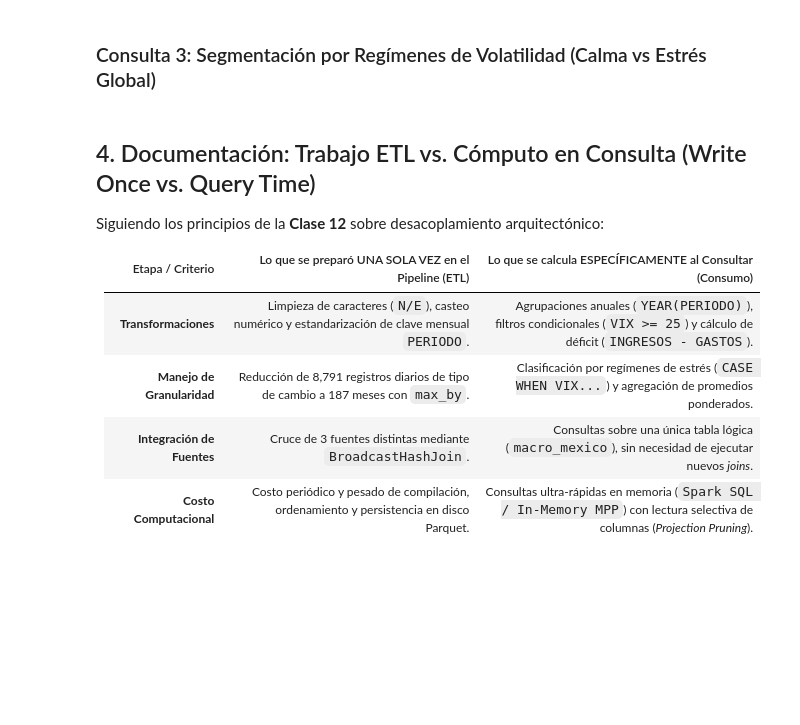
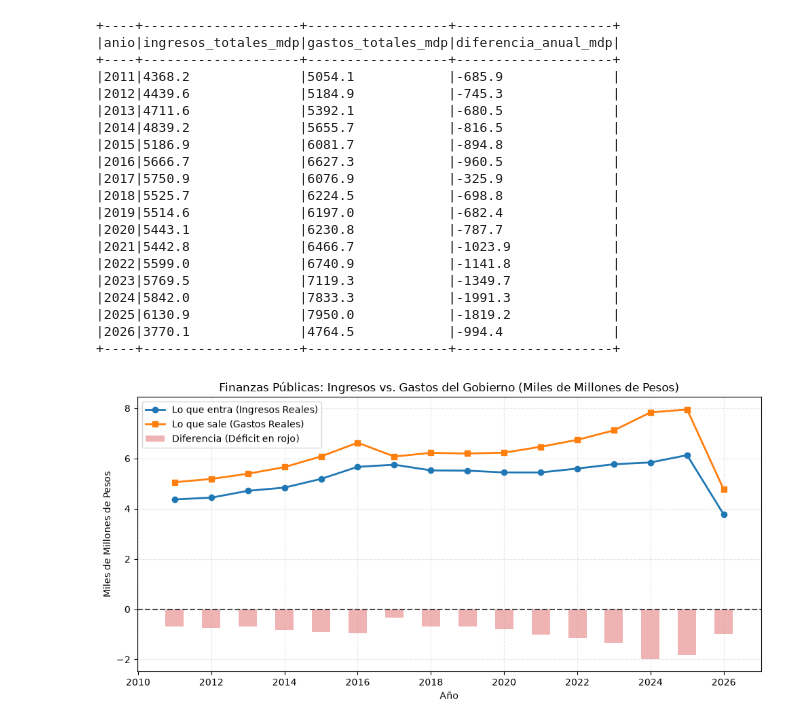
Before and after one commit to JuliaDomRuss/Proyecto_Integrador_PGBD, a Jupyter notebook: notebooks/06_etapa_b_capa_consumo.ipynb, the cells around one changed output. Drawn from its saved outputs; the diff is of its cells as text; code cells hidden in the pictures; blank space fills up the shorter version.

```diff
--- a/notebooks/06_etapa_b_capa_consumo.ipynb
+++ b/notebooks/06_etapa_b_capa_consumo.ipynb
@@ -91,21 +218,35 @@ res_1.show(15, truncate=False)
 # %%
-query_2 = """
+query_3 = """
 SELECT
     YEAR(PERIODO) AS anio,
-    ROUND(AVG(TC_CIERRE), 2) AS tc_promedio_anual,
-    ROUND(AVG(SP500_PROMEDIO), 1) AS sp500_promedio_anual,
-    ROUND(AVG(VIX_CIERRE), 2) AS vix_promedio_anual,
-    ROUND(SUM(INGRESOS_REALES) / 1000000, 1) AS ingresos_totales_anuales_mdp,
-    ROUND(SUM(GASTOS_REALES) / 1000000, 1) AS gastos_totales_anuales_mdp,
-    ROUND((SUM(INGRESOS_REALES) - SUM(GASTOS_REALES)) / 1000000, 1) AS deficit_superavit_anual_mdp,
-    ROUND(AVG(Total), 2) AS igae_promedio_anual
+    ROUND(SUM(INGRESOS_REALES) / 1000000, 1) AS ingresos_totales_mdp,
+    ROUND(SUM(GASTOS_REALES) / 1000000, 1) AS gastos_totales_mdp,
+    ROUND((SUM(INGRESOS_REALES) - SUM(GASTOS_REALES)) / 1000000, 1) AS diferencia_anual_mdp
 FROM macro_mexico
 GROUP BY YEAR(PERIODO)
 ORDER BY anio ASC
 """
 
-res_2 = spark.sql(query_2)
-print("Consolidado histórico anual de variables integradas:")
-res_2.show(20, truncate=False)
+res_3 = spark.sql(query_3)
+res_3.show(16, truncate=False)
+# %% [output]
++----+--------------------+------------------+--------------------+
+|anio|ingresos_totales_mdp|gastos_totales_mdp|diferencia_anual_mdp|
++----+--------------------+------------------+--------------------+
+|2011|4368.2              |5054.1            |-685.9              |
+|2012|4439.6              |5184.9            |-745.3              |
+|2013|4711.6              |5392.1            |-680.5              |
+|2014|4839.2              |5655.7            |-816.5              |
+|2015|5186.9              |6081.7            |-894.8              |
+|2016|5666.7              |6627.3            |-960.5              |
+|2017|5750.9              |6076.9            |-325.9              |
+|2018|5525.7              |6224.5            |-698.8              |
+|2019|5514.6              |6197.0            |-682.4              |
+|2020|5443.1              |6230.8            |-787.7              |
+|2021|5442.8              |6466.7            |-1023.9             |
+|2022|5599.0              |6740.9            |-1141.8             |
+|2023|5769.5              |7119.3            |-1349.7             |
+|2024|5842.0              |7833.3            |-1991.3             |
+|2025|6130.9              |7950.0            |-1819.2             |
+|2026|3770.1              |4764.5            |-994.4              |
++----+--------------------+------------------+--------------------+
-# %% [markdown]
-### Consulta 3: Segmentación por Regímenes de Volatilidad (Calma vs Estrés Global)
@@ -133,10 +253,19 @@ res_3.show(truncate=False)
-# %% [markdown]
-## 4. Documentación: Trabajo ETL vs. Cómputo en Consulta (Write Once vs. Query Time)
-Siguiendo los principios de la **Clase 12** sobre desacoplamiento arquitectónico:
-
-| Etapa / Criterio | Lo que se preparó UNA SOLA VEZ en el Pipeline (ETL) | Lo que se calcula ESPECÍFICAMENTE al Consultar (Consumo) |
-| :--- | :--- | :--- |
-| **Transformaciones** | Limpieza de caracteres (`N/E`), casteo numérico y estandarización de clave mensual `PERIODO`. | Agrupaciones anuales (`YEAR(PERIODO)`), filtros condicionales (`VIX >= 25`) y cálculo de déficit (`INGRESOS - GASTOS`). |
-| **Manejo de Granularidad** | Reducción de 8,791 registros diarios de tipo de cambio a 187 meses con `max_by`. | Clasificación por regímenes de estrés (`CASE WHEN VIX...`) y agregación de promedios ponderados. |
-| **Integración de Fuentes** | Cruce de 3 fuentes distintas mediante `BroadcastHashJoin`. | Consultas sobre una única tabla lógica (`macro_mexico`), sin necesidad de ejecutar nuevos *joins*. |
-| **Costo Computacional** | Costo periódico y pesado de compilación, ordenamiento y persistencia en disco Parquet. | Consultas ultra-rápidas en memoria (`Spark SQL / In-Memory MPP`) con lectura selectiva de columnas (*Projection Pruning*). |
+# %%
+# Gráfica de la Pregunta 3: Ingresos vs Gastos y la diferencia (déficit)
+df_p3 = res_3.toPandas()
+
+plt.figure(figsize=(10, 5))
+plt.plot(df_p3["anio"], df_p3["ingresos_totales_mdp"] / 1000, marker="o", label="Lo que entra (Ingresos Reales)", color="#1f77b4", linewidth=2)
+plt.plot(df_p3["anio"], df_p3["gastos_totales_mdp"] / 1000, marker="s", label="Lo que sale (Gastos Reales)", color="#ff7f0e", linewidth=2)
+plt.bar(df_p3["anio"], df_p3["diferencia_anual_mdp"] / 1000, label="Diferencia (Déficit en rojo)", color="#d62728", alpha=0.35, width=0.5)
+
+plt.axhline(0, color="black", linestyle="--", alpha=0.7)
+plt.title("Finanzas Públicas: Ingresos vs. Gastos del Gobierno (Miles de Millones de Pesos)", fontsize=12)
+plt.xlabel("Año")
+plt.ylabel("Miles de Millones de Pesos")
+plt.legend(loc="upper left")
+plt.grid(True, linestyle="--", alpha=0.3)
+plt.tight_layout()
+plt.show()
+# %% [output]
+[figure, added]
```
Also changed, not shown: parts of 21 cells of this notebook, 3 other files.
